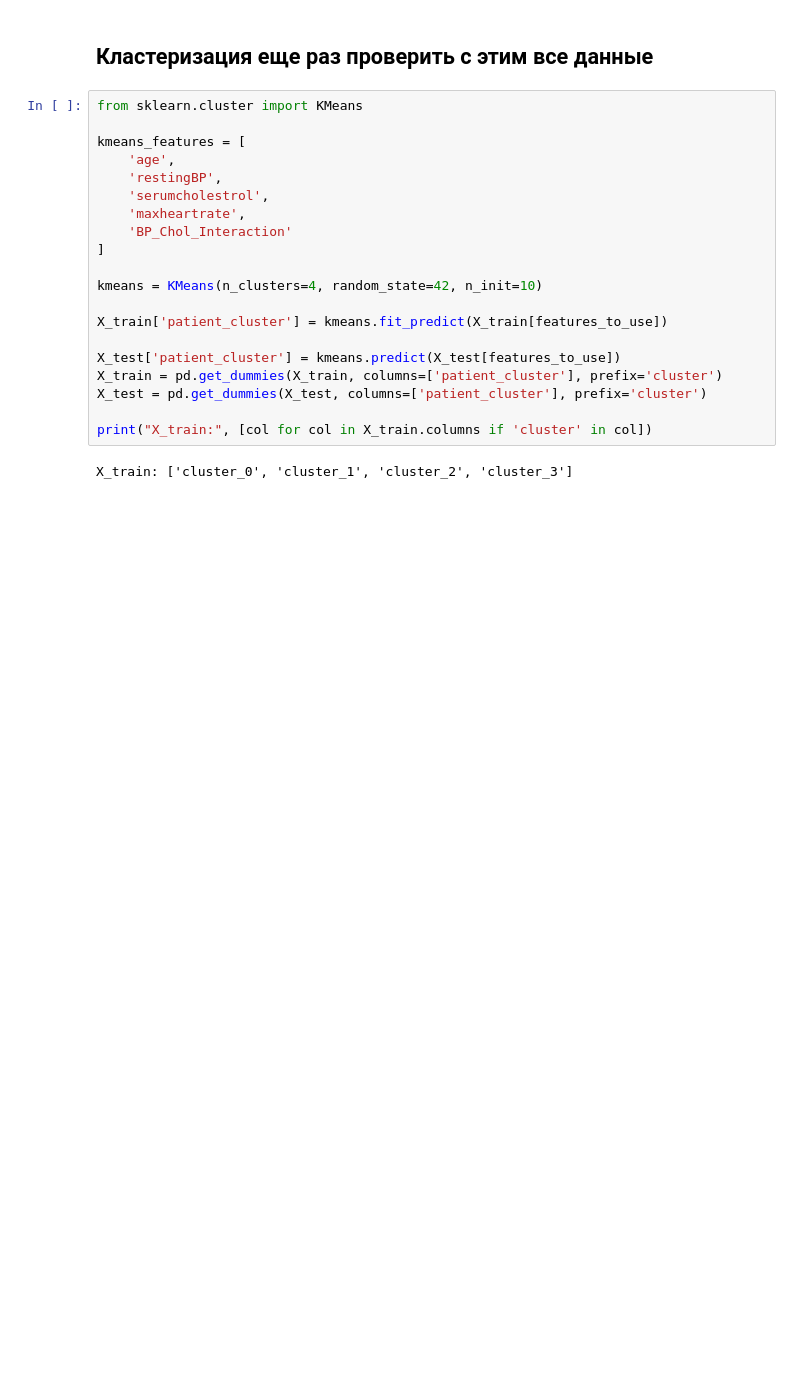
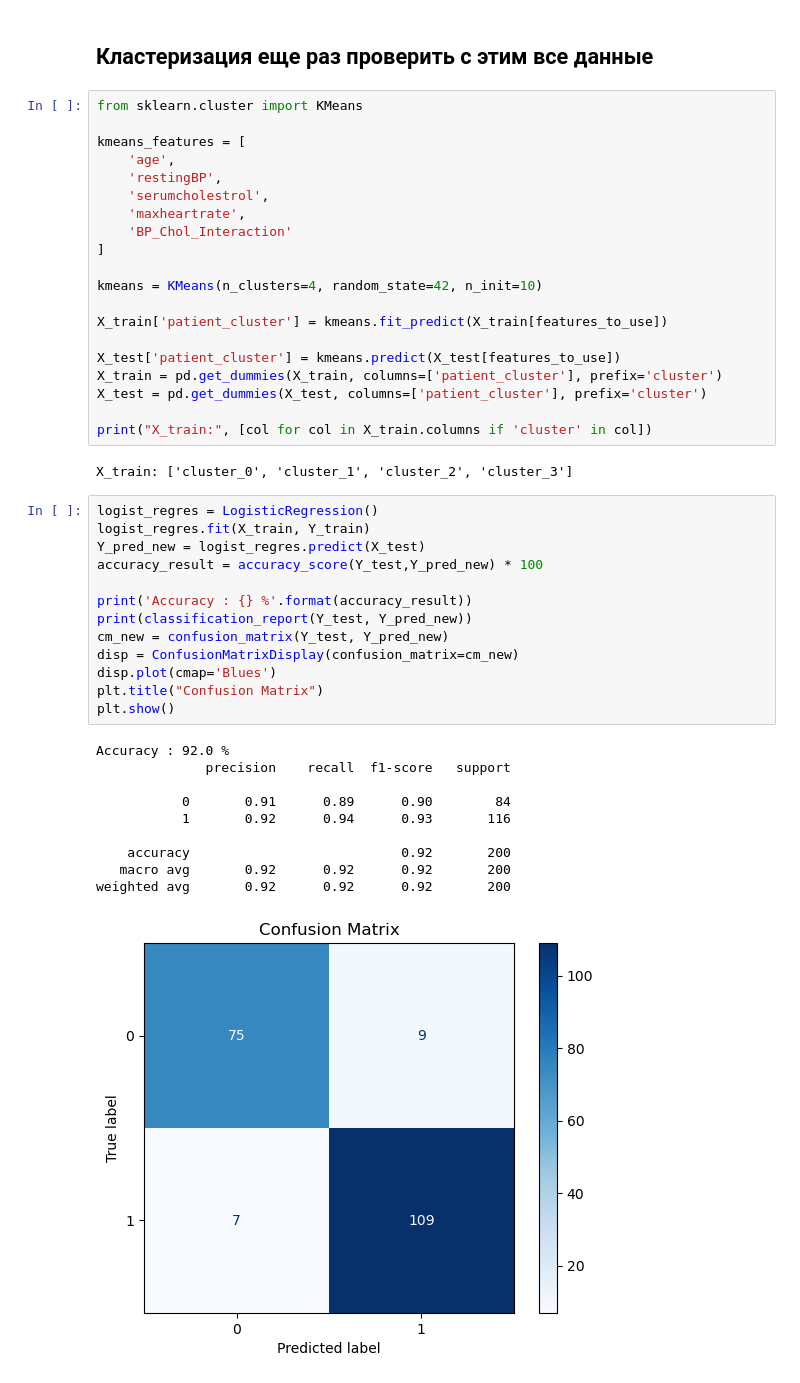
Before and after one commit to Skiner752/Intro-to-machine-learning, a Jupyter notebook: heart.ipynb, the cells around one changed output. Drawn from its saved outputs; the diff is of its cells as text; blank space fills up the shorter version.

```diff
--- a/heart.ipynb
+++ b/heart.ipynb
@@ -646,3 +668,27 @@ X_test = pd.get_dummies(X_test, columns=['patient_cluster'], prefix='cluster')
 print("X_train:", [col for col in X_train.columns if 'cluster' in col])
 # %% [output]
 X_train: ['cluster_0', 'cluster_1', 'cluster_2', 'cluster_3']
+# %%
+logist_regres = LogisticRegression()
+logist_regres.fit(X_train, Y_train)
+Y_pred_new = logist_regres.predict(X_test)
+accuracy_result = accuracy_score(Y_test,Y_pred_new) * 100
+
+print('Accuracy : {} %'.format(accuracy_result))
+print(classification_report(Y_test, Y_pred_new))
+cm_new = confusion_matrix(Y_test, Y_pred_new)
+disp = ConfusionMatrixDisplay(confusion_matrix=cm_new)
+disp.plot(cmap='Blues')
+plt.title("Confusion Matrix")
+plt.show()
+# %% [output]
+Accuracy : 92.0 %
+              precision    recall  f1-score   support
+
+           0       0.91      0.89      0.90        84
+           1       0.92      0.94      0.93       116
+
+    accuracy                           0.92       200
+   macro avg       0.92      0.92      0.92       200
+weighted avg       0.92      0.92      0.92       200
+[figure, added]
```
Also changed, not shown: parts of 18 cells of this notebook.
